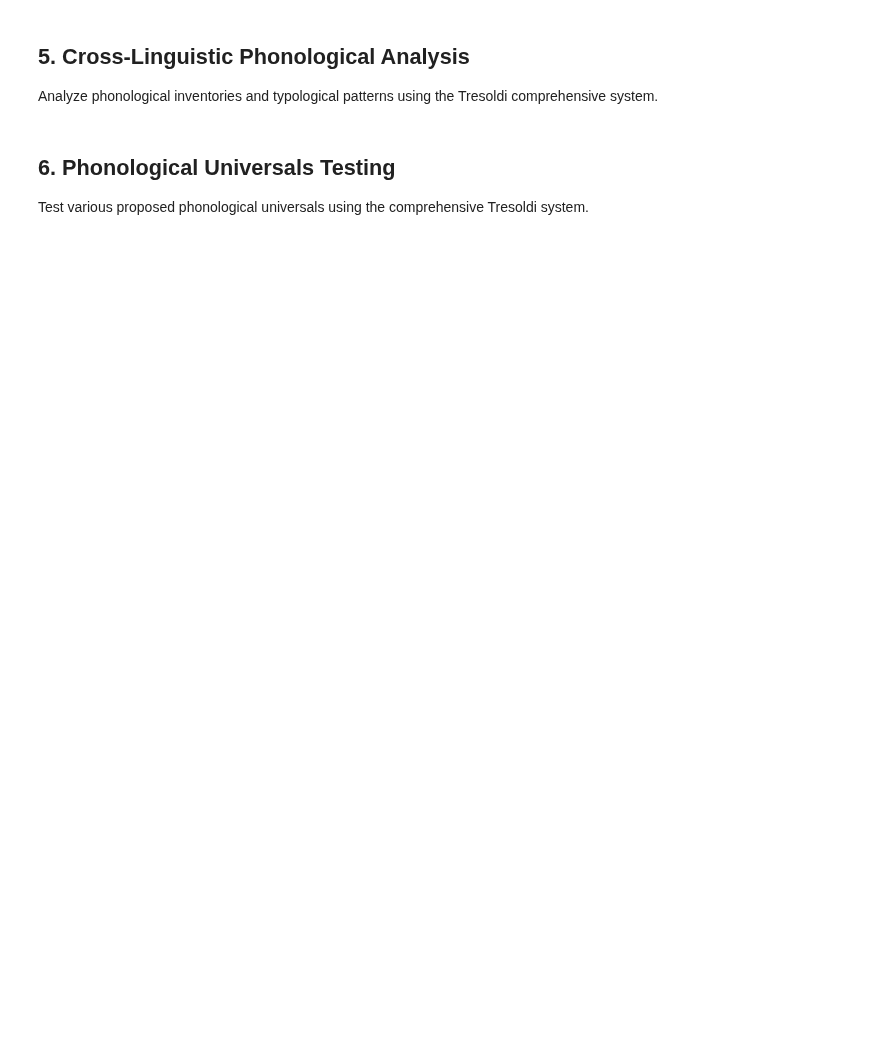
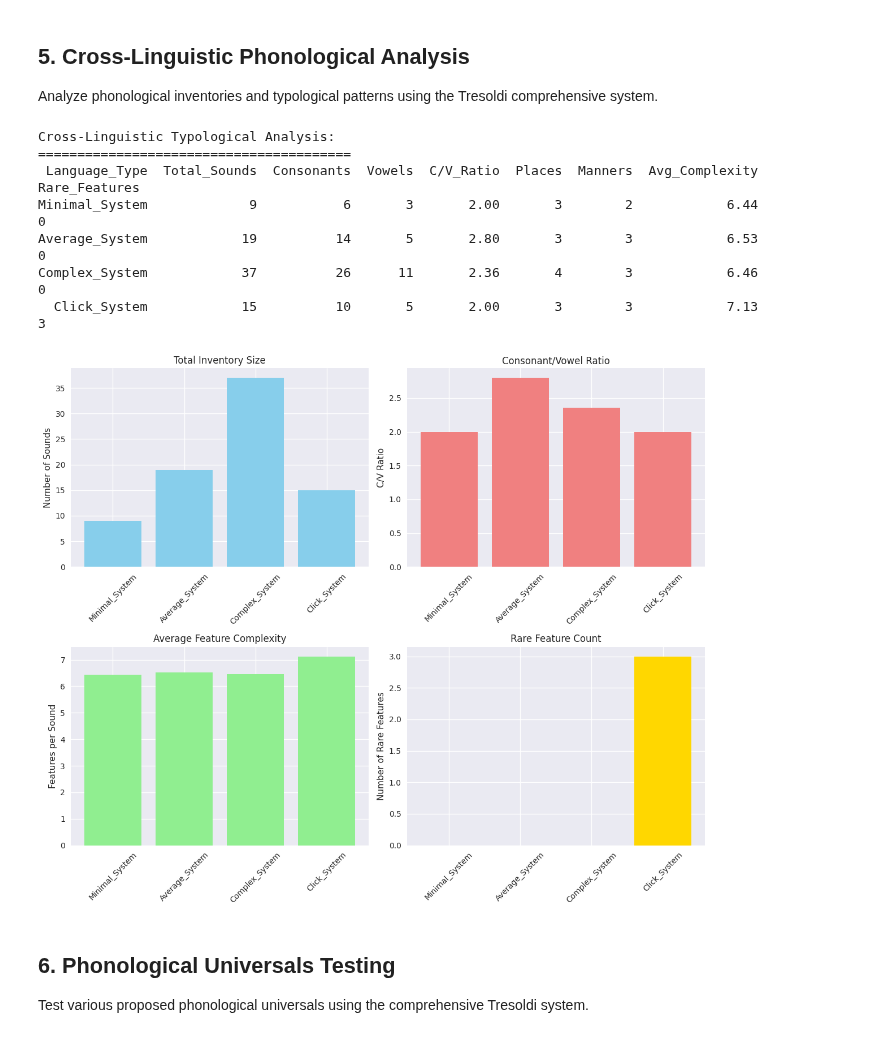
Before and after one commit to tresoldi/alteruphono, a Jupyter notebook: examples/historical_linguistics_demo.ipynb, the cells around one changed output. Cells and saved outputs as stored; diff of their text form; code cells hidden in the pictures; blank space fills up the shorter version.

```diff
--- a/examples/historical_linguistics_demo.ipynb
+++ b/examples/historical_linguistics_demo.ipynb
@@ -475,35 +543,49 @@ def analyze_inventory_typology(inventory, system_name='tresoldi_distinctive'):
     rare_features = ['click', 'ejective', 'implosive', 'creaky', 'breathy']
 
     for sound_char in all_sounds:
-        if tresoldi_system.has_grapheme(sound_char):
-            sound = Sound(sound_char, system_name)
+        try:
+            if tresoldi_system.has_grapheme(sound_char):
+                sound = Sound(grapheme=sound_char, feature_system=system_name)
 
-            # Count major classes
-            if sound.get_feature_value('consonantal') > 0:
+                # Count major classes
+                if sound.has_feature('consonantal') and sound.get_feature_value('consonantal') > 0:
+                    analysis['consonants'] += 1
+                if sound.has_feature('syllabic') and sound.get_feature_value('syllabic') > 0:
+                    analysis['vowels'] += 1
+
+                # Collect places of articulation
+                place_features = ['labial', 'coronal', 'dorsal', 'glottal']
+                for place in place_features:
+                    if sound.has_feature(place) and sound.get_feature_value(place) > 0:
+                        analysis['places_of_articulation'].add(place)
+
+                # Collect manners of articulation
+                manner_features = ['nasal', 'continuant', 'lateral', 'strident']
+                for manner in manner_features:
+                    if sound.has_feature(manner) and sound.get_feature_value(manner) > 0:
+                        analysis['manners_of_articulation'].add(manner)
+
+                # Count rare features
+                for rare_feat in rare_features:
+                    if sound.has_feature(rare_feat) and sound.get_feature_value(rare_feat) > 0:
+                        analysis['rare_features'][rare_feat] += 1
+
+                # Calculate feature complexity (number of active features)
+                active_features = sum(1 for feat in sound.features.features if abs(feat.value) > 0.1)
+                analysis['feature_complexity'] += active_features
+            else:
+                # Sound not in system, count as basic consonant or vowel
+                if sound_char in ['a', 'e', 'i', 'o', 'u', 'æ', 'ɛ', 'ɪ', 'ɔ', 'ʊ', 'ə']:
+                    analysis['vowels'] += 1
+                else:
+                    analysis['consonants'] += 1
+        except Exception as e:
+            print(f"Error analyzing sound {sound_char}: {e}")
+            # Default classification
+            if sound_char in ['a', 'e', 'i', 'o', 'u', 'æ', 'ɛ', 'ɪ', 'ɔ', 'ʊ', 'ə']:
+                analysis['vowels'] += 1
+            else:
                 analysis['consonants'] += 1
-            if sound.get_feature_value('syllabic') > 0:
-                analysis['vowels'] += 1
-
-            # Collect places of articulation
-            place_features = ['labial', 'coronal', 'dorsal', 'glottal']
-            for place in place_features:
-                if sound.has_feature(place) and sound.get_feature_value(place) > 0:
-                    analysis['places_of_articulation'].add(place)
-
-            # Collect manners of articulation
-            manner_features = ['nasal', 'continuant', 'lateral', 'strident']
-            for manner in manner_features:
-                if sound.has_feature(manner) and sound.get_feature_value(manner) > 0:
-                    analysis['manners_of_articulation'].add(manner)
-
-            # Count rare features
-            for rare_feat in rare_features:
-                if sound.has_feature(rare_feat) and sound.get_feature_value(rare_feat) > 0:
-                    analysis['rare_features'][rare_feat] += 1
-
-            # Calculate feature complexity (number of active features)
-            active_features = sum(1 for feat in sound.features.features if abs(feat.value) > 0.1)
-            analysis['feature_complexity'] += active_features
 
     # Calculate average complexity
     if analysis['total_sounds'] > 0:
@@ -542,33 +624,42 @@ print(comparison_df.to_string(index=False))
 
 # Visualize typological patterns
 fig, axes = plt.subplots(2, 2, figsize=(12, 10))
 
 # Plot 1: Inventory size distribution
 axes[0,0].bar(comparison_df['Language_Type'], comparison_df['Total_Sounds'], color='skyblue')
 axes[0,0].set_title('Total Inventory Size')
 axes[0,0].set_ylabel('Number of Sounds')
 axes[0,0].tick_params(axis='x', rotation=45)
 
 # Plot 2: C/V ratio
 axes[0,1].bar(comparison_df['Language_Type'], comparison_df['C/V_Ratio'], color='lightcoral')
 axes[0,1].set_title('Consonant/Vowel Ratio')
 axes[0,1].set_ylabel('C/V Ratio')
 axes[0,1].tick_params(axis='x', rotation=45)
 
 # Plot 3: Feature complexity
 axes[1,0].bar(comparison_df['Language_Type'], comparison_df['Avg_Complexity'], color='lightgreen')
 axes[1,0].set_title('Average Feature Complexity')
 axes[1,0].set_ylabel('Features per Sound')
 axes[1,0].tick_params(axis='x', rotation=45)
 
 # Plot 4: Rare features
 axes[1,1].bar(comparison_df['Language_Type'], comparison_df['Rare_Features'], color='gold')
 axes[1,1].set_title('Rare Feature Count')
 axes[1,1].set_ylabel('Number of Rare Features')
 axes[1,1].tick_params(axis='x', rotation=45)
 
 plt.tight_layout()
 plt.show()
+# %% [output]
+Cross-Linguistic Typological Analysis:
+========================================
+ Language_Type  Total_Sounds  Consonants  Vowels  C/V_Ratio  Places  Manners  Avg_Complexity  Rare_Features
+Minimal_System             9           6       3       2.00       3        2            6.44              0
+Average_System            19          14       5       2.80       3        3            6.53              0
+Complex_System            37          26      11       2.36       4        3            6.46              0
+  Click_System            15          10       5       2.00       3        3            7.13              3
+[figure, added]
 # %% [markdown]
 ## 6. Phonological Universals Testing
 
```
Also changed, not shown: parts of 11 cells of this notebook.
